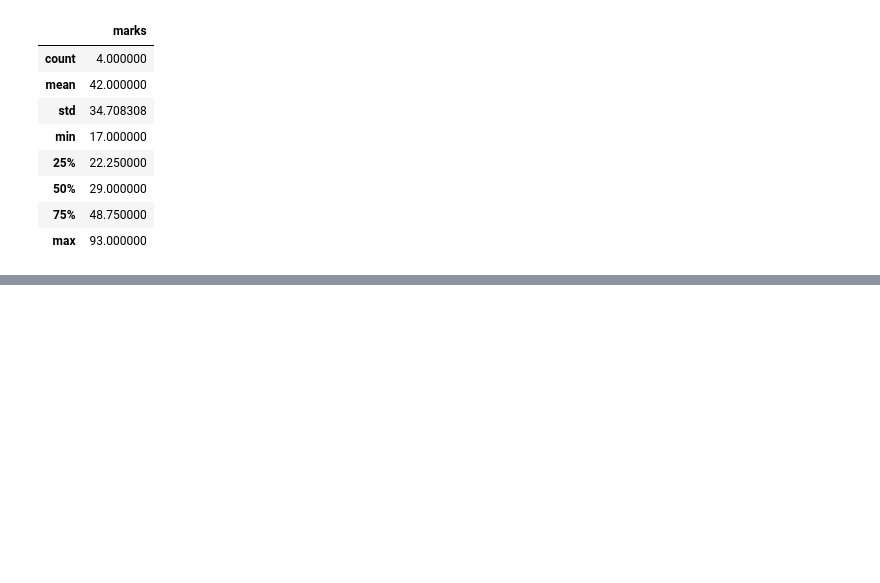
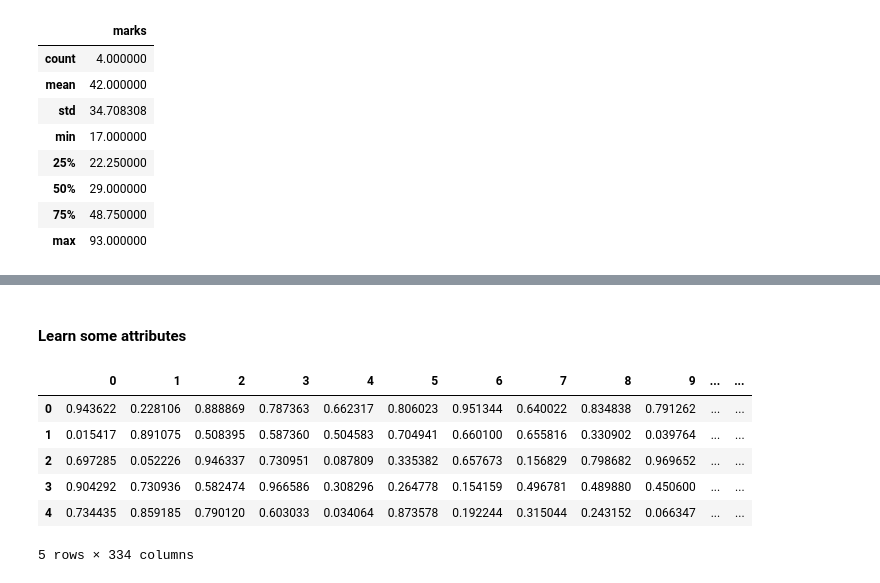
Before and after one commit to C4naryS0ck/Pandasss, a Jupyter notebook: phase2.ipynb, the cells around one changed output, grey strips where cells are left out. Saved outputs shown, nothing was run; the diff lists cells and outputs as text; code cells hidden in the pictures; blank space fills up the shorter version.

```diff
--- a/phase2.ipynb
+++ b/phase2.ipynb
@@ -55,0 +74,3 @@ df.describe()
+# %%
+newdf = pd.DataFrame(np.random.rand(334,5), index = np.arange(334))
+newdf
@@ -55,0 +162,13 @@ df.describe()
+# %% [markdown]
+#### Learn some attributes
+# %%
+# TRANSPOSE
+newdf.T
+# %% [output]
+|  | 0 | 1 | 2 | 3 | 4 | 5 | 6 | 7 | 8 | 9 | ... | ... |
+| 0 | 0.943622 | 0.228106 | 0.888869 | 0.787363 | 0.662317 | 0.806023 | 0.951344 | 0.640022 | 0.834838 | 0.791262 | ... | ... |
+| 1 | 0.015417 | 0.891075 | 0.508395 | 0.587360 | 0.504583 | 0.704941 | 0.660100 | 0.655816 | 0.330902 | 0.039764 | ... | ... |
+| 2 | 0.697285 | 0.052226 | 0.946337 | 0.730951 | 0.087809 | 0.335382 | 0.657673 | 0.156829 | 0.798682 | 0.969652 | ... | ... |
+| 3 | 0.904292 | 0.730936 | 0.582474 | 0.966586 | 0.308296 | 0.264778 | 0.154159 | 0.496781 | 0.489880 | 0.450600 | ... | ... |
+| 4 | 0.734435 | 0.859185 | 0.790120 | 0.603033 | 0.034064 | 0.873578 | 0.192244 | 0.315044 | 0.243152 | 0.066347 | ... | ... |
+5 rows × 334 columns
```
Also changed, not shown: parts of 60 cells of this notebook.
